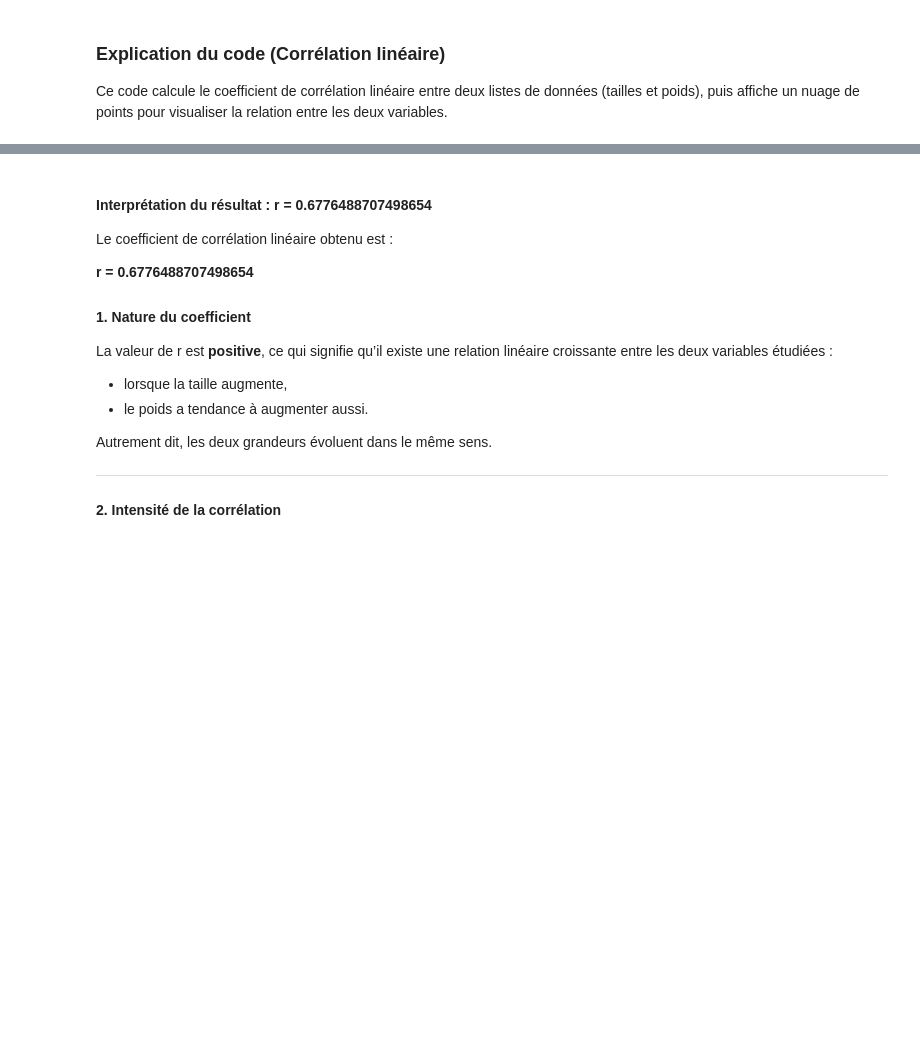
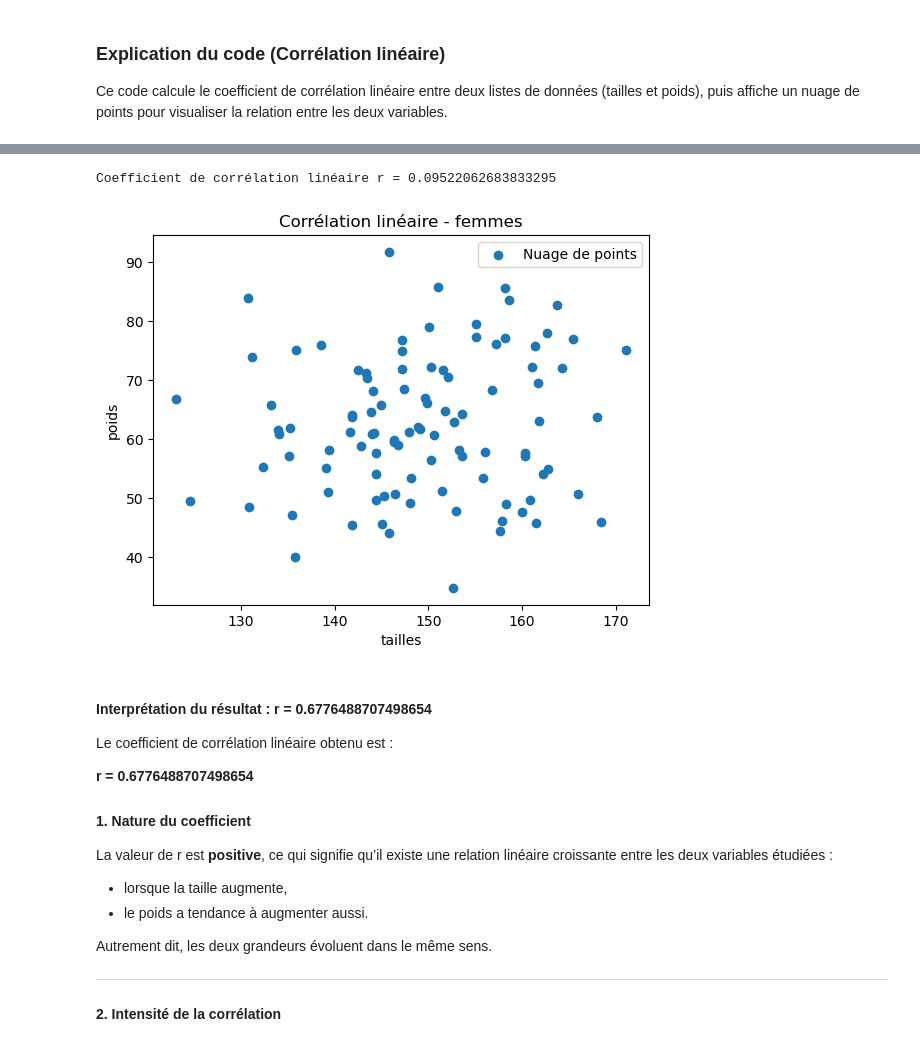
Before and after one commit to Gourdmandise/TP-projet-Math, a Jupyter notebook: Sujet6.ipynb, the cells around one changed output, grey strips where cells are left out. Drawn from its saved outputs; the diff is of its cells as text; code cells hidden in the pictures; blank space fills up the shorter version.

```diff
--- a/Sujet6.ipynb
+++ b/Sujet6.ipynb
@@ -247,3 +272,18 @@ Coefficient de corrélation linéaire r = 0.6776488707498654
+# %%
+import matplotlib.pyplot as plt
+
+r = correlation_lineaire(tailles_femmes, poids_femmes)
+print("Coefficient de corrélation linéaire r =", r)
+
+plt.scatter(tailles_femmes, poids_femmes, label='Nuage de points')
+plt.xlabel('tailles')
+plt.ylabel('poids')
+plt.title('Corrélation linéaire - femmes')
+plt.legend()
+plt.show()
+# %% [output]
+Coefficient de corrélation linéaire r = 0.09522062683833295
+[figure, added]
 # %% [markdown]
 #### Interprétation du résultat : r = 0.6776488707498654
 
```
Also changed, not shown: parts of 3 cells of this notebook, 1 other file.
